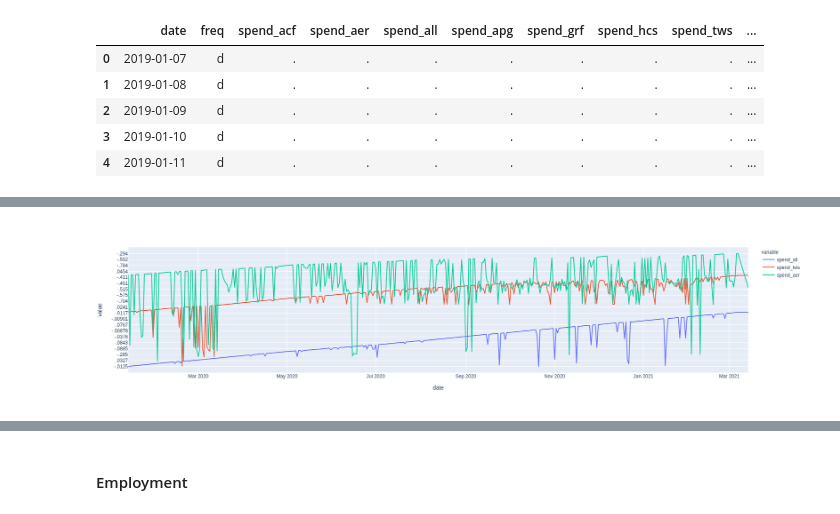
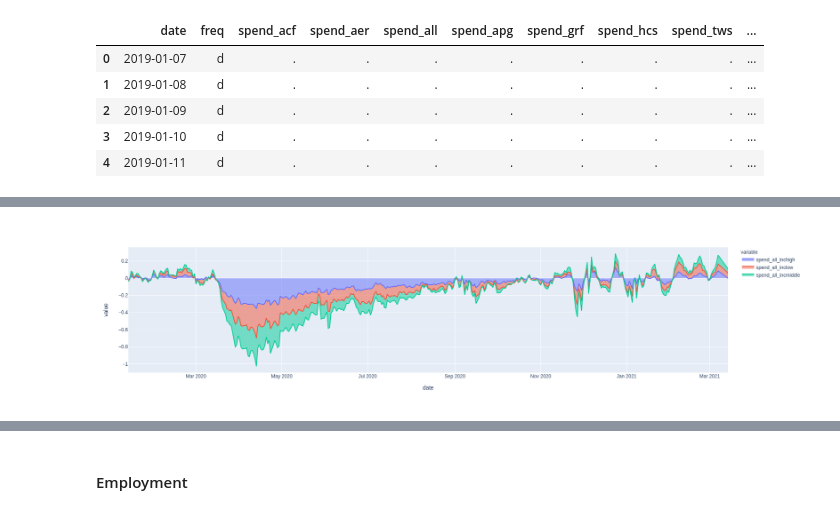
Before and after one commit to Rhuck1/Covidnomics, a Jupyter notebook: econ_track_eda.ipynb, the cells around one changed output, grey strips where cells are left out. Saved outputs shown, nothing was run; the diff lists cells and outputs as text; code cells hidden in the pictures.

```diff
--- a/econ_track_eda.ipynb
+++ b/econ_track_eda.ipynb
@@ -40,10 +40,9 @@ consum_spend_st_non_null = consum_spend_state.loc[consum_spend_state.loc[:, 'spe
 
 consum_spend_az = consum_spend_st_non_null.loc[consum_spend_st_non_null.loc[:, 'statefips'] == 4]
 consum_spend_co = consum_spend_st_non_null.loc[consum_spend_st_non_null.loc[:, 'statefips'] == 8]
-
-options = [4, 8]
-consum_spend_az_co = consum_spend_st_non_null.loc[consum_spend_st_non_null.loc[:, 'statefips'].isin(options)]
-
-consum_spend_nat_nn = consum_spend_nat.loc[consum_spend_state.loc[:, 'spend_all'] != '.']
-consum_spend_nat_nn.insert(loc=1, column='statefips', value=0)
-consum_spend_nat_nn
+# options = [4, 8]
+# consum_spend_az_co = consum_spend_st_non_null.loc[consum_spend_st_non_null.loc[:, 'statefips'].isin(options)]
+consum_spend_nat = consum_spend_national.loc[consum_spend_state.loc[:, 'spend_all'] != '.']
+#consum_spend_nat_nn.insert(loc=1, column='statefips', value=0)
+state_list = ['spend_acf', 'spend_aer', 'spend_all', 'spend_apg', 'spend_grf', 'spend_hcs', 'spend_tws', 'spend_all_inchigh', 'spend_all_inclow', 'spend_all_incmiddle', 'spend_retail_w_grocery', 'spend_retail_no_grocery']
+nat_list = ['spend_acf', 'spend_aer', 'spend_all', 'spend_apg', 'spend_grf', 'spend_hcs', 'spend_tws', 'spend_all_inchigh', 'spend_all_inclow', 'spend_all_incmiddle', 'spend_all_q2', 'spend_all_q3', 'spend_retail_no_grocery', 'spend_retail_w_grocery']
@@ -63,0 +49,4 @@ consum_spend_nat_nn
+# %%
+for col in state_list:
+
+    consum_spend_az.loc[:, col] = pd.to_numeric(consum_spend_az.loc[:, col])
@@ -86,6 +68,8 @@ consum_spend_az
-# %%
-px.line(consum_spend_az, x='date', y='spend_all', labels={'x': 'Date', 'y': 'total spend'})
-
-px.line(consum_spend_az, x='date', y=['spend_all', 'spend_tws', 'spend_aer'])
-# %% [output]
-[figure, removed]
+# %%
+spend_incomes = ['spend_all_inchigh', 'spend_all_inclow', 'spend_all_incmiddle']
+spend_industry = ['spend_acf', 'spend_aer', 'spend_apg', 'spend_grf', 'spend_hcs', 'spend_tws']
+spend_retail = ['spend_retail_w_grocery', 'spend_retail_no_grocery']
+# %%
+px.area(consum_spend_az, x='date', y=spend_incomes)
+# %% [output]
+[figure, added]
```
Also changed, not shown: parts of 35 cells of this notebook.
